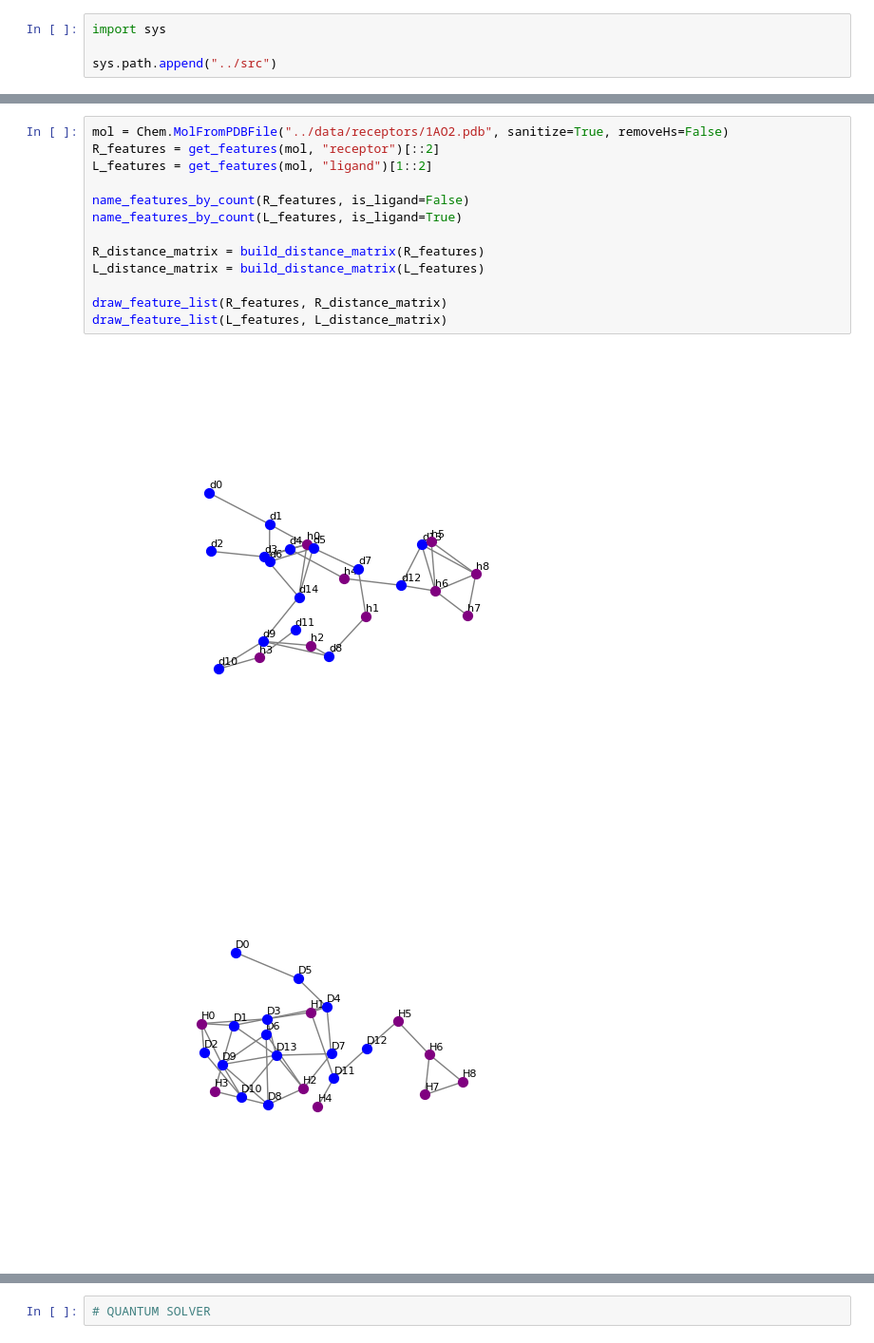
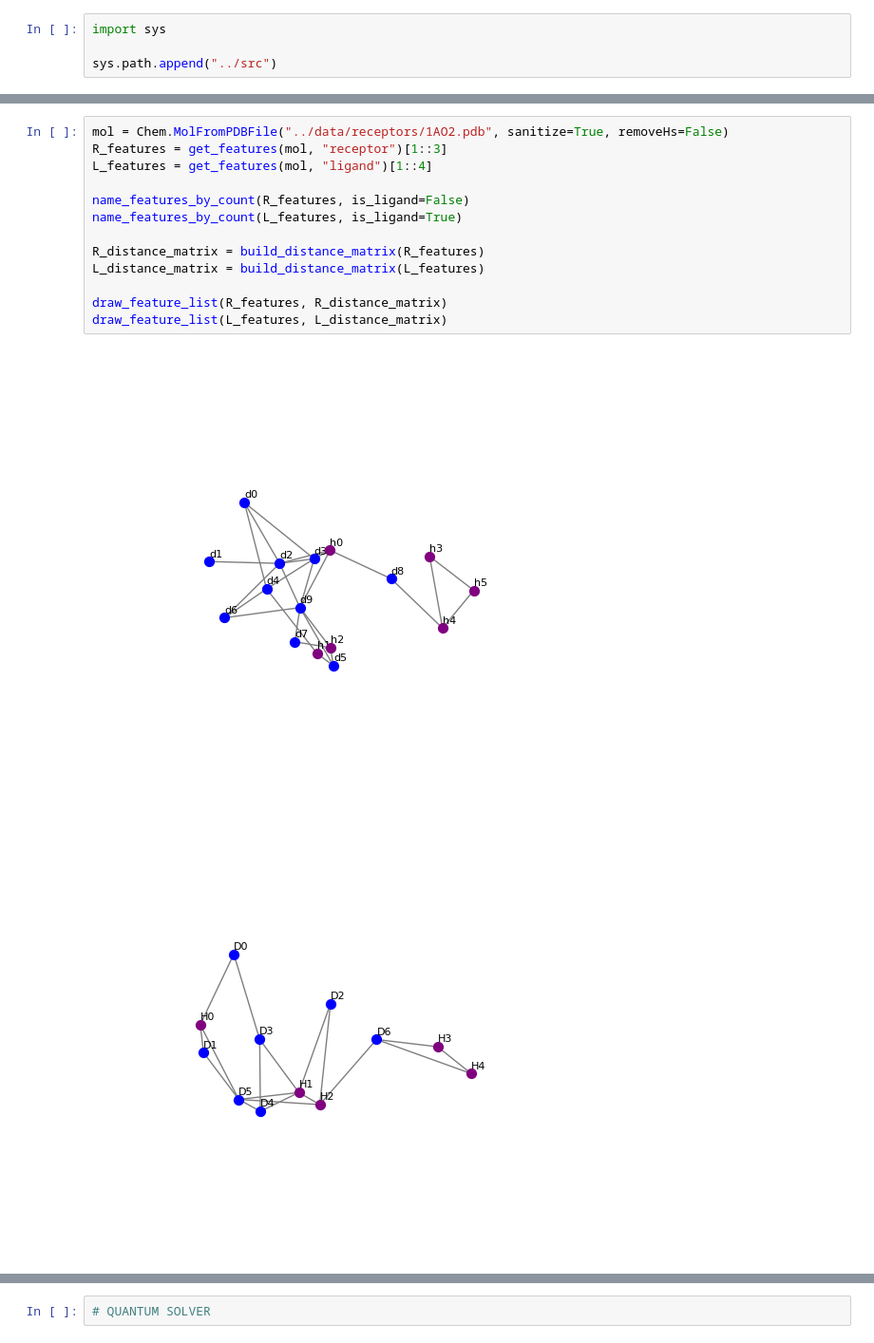
Before and after one commit to M-Garrigues/Quantum-Docking, a Jupyter notebook: notebooks/demo.ipynb, the cells around one changed output, grey strips where cells are left out. Shown at 95% size. Cells and saved outputs as stored; diff of their text form.

```diff
--- a/notebooks/demo.ipynb
+++ b/notebooks/demo.ipynb
@@ -19,16 +22,16 @@ from mol_processing.mol import get_features
 # %%
 mol = Chem.MolFromPDBFile("../data/receptors/1AO2.pdb", sanitize=True, removeHs=False)
-R_features = get_features(mol, "receptor")[::2]
-L_features = get_features(mol, "ligand")[1::2]
+R_features = get_features(mol, "receptor")[1::3]
+L_features = get_features(mol, "ligand")[1::4]
 
 name_features_by_count(R_features, is_ligand=False)
 name_features_by_count(L_features, is_ligand=True)
 
 R_distance_matrix = build_distance_matrix(R_features)
 L_distance_matrix = build_distance_matrix(L_features)
 
 draw_feature_list(R_features, R_distance_matrix)
 draw_feature_list(L_features, L_distance_matrix)
 # %% [output]
-[figure, old version]
+[figure, new version]
-[figure, old version]
+[figure, new version]
```
Also changed, not shown: parts of 10 cells of this notebook, 6 other files.
